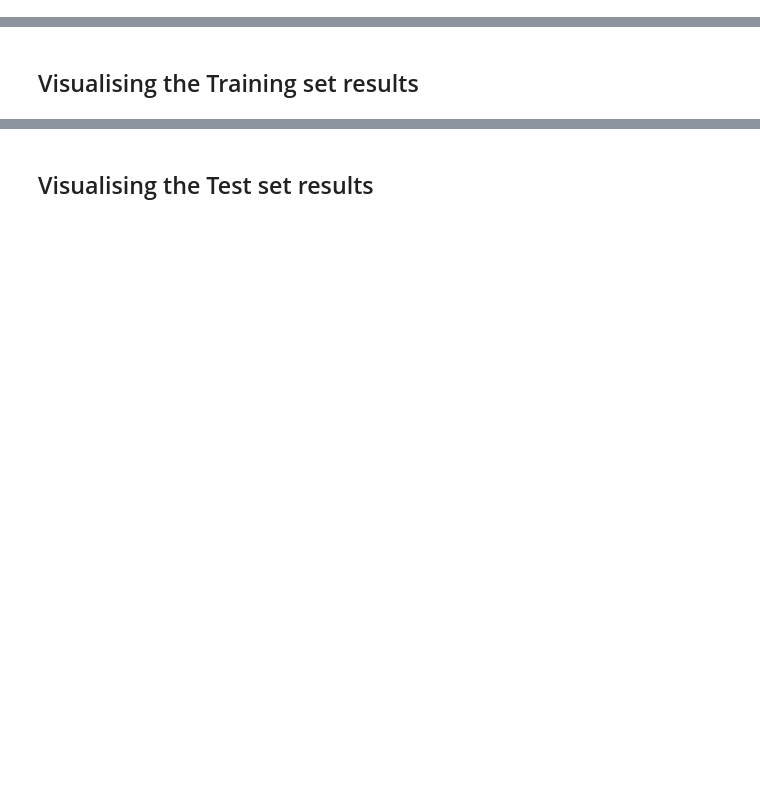
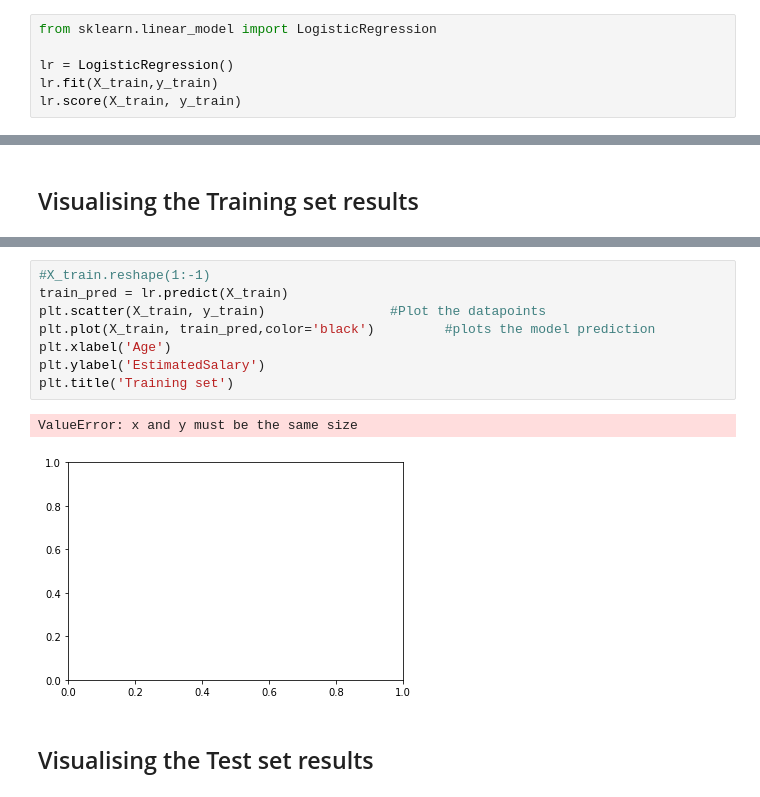
Before and after one commit to sohanjs111/Machine-Learning, a Jupyter notebook: Classification/Logistic Regression/logistic_regression.ipynb, the cells around one changed output, grey strips where cells are left out. Saved outputs shown, nothing was run; the diff lists cells and outputs as text; blank space fills up the shorter version.

Commit message:
Adding logistic regression

```diff
--- a/Classification/Logistic Regression/logistic_regression.ipynb
+++ b/Classification/Logistic Regression/logistic_regression.ipynb
@@ -22,2 +95,8 @@ X_train, X_test, y_train, y_test = train_test_split(X, y, test_size = 0.25, rand
 # %% [markdown]
 ## Training the Logistic Regression model on the Training set
+# %%
+from sklearn.linear_model import LogisticRegression
+
+lr = LogisticRegression()
+lr.fit(X_train,y_train)
+lr.score(X_train, y_train)
@@ -32,2 +211,13 @@ X_train, X_test, y_train, y_test = train_test_split(X, y, test_size = 0.25, rand
+# %%
+#X_train.reshape(1:-1)
+train_pred = lr.predict(X_train)
+plt.scatter(X_train, y_train)                #Plot the datapoints
+plt.plot(X_train, train_pred,color='black')         #plots the model prediction
+plt.xlabel('Age')
+plt.ylabel('EstimatedSalary')
+plt.title('Training set')
+# %% [output]
+ValueError: x and y must be the same size
+[figure, added]
 # %% [markdown]
 ## Visualising the Test set results
```
Also changed, not shown: parts of 21 cells of this notebook, 1 other file.
